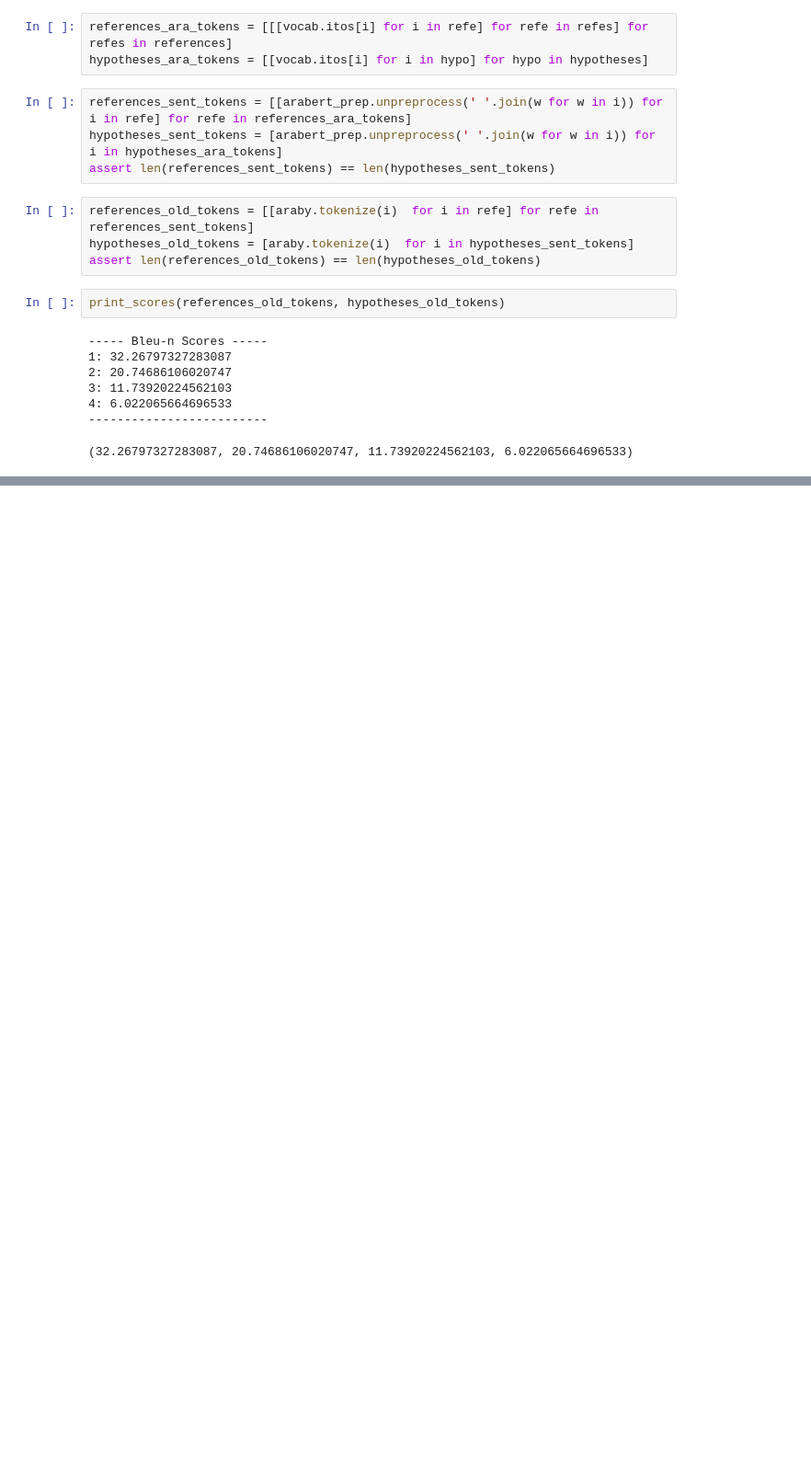
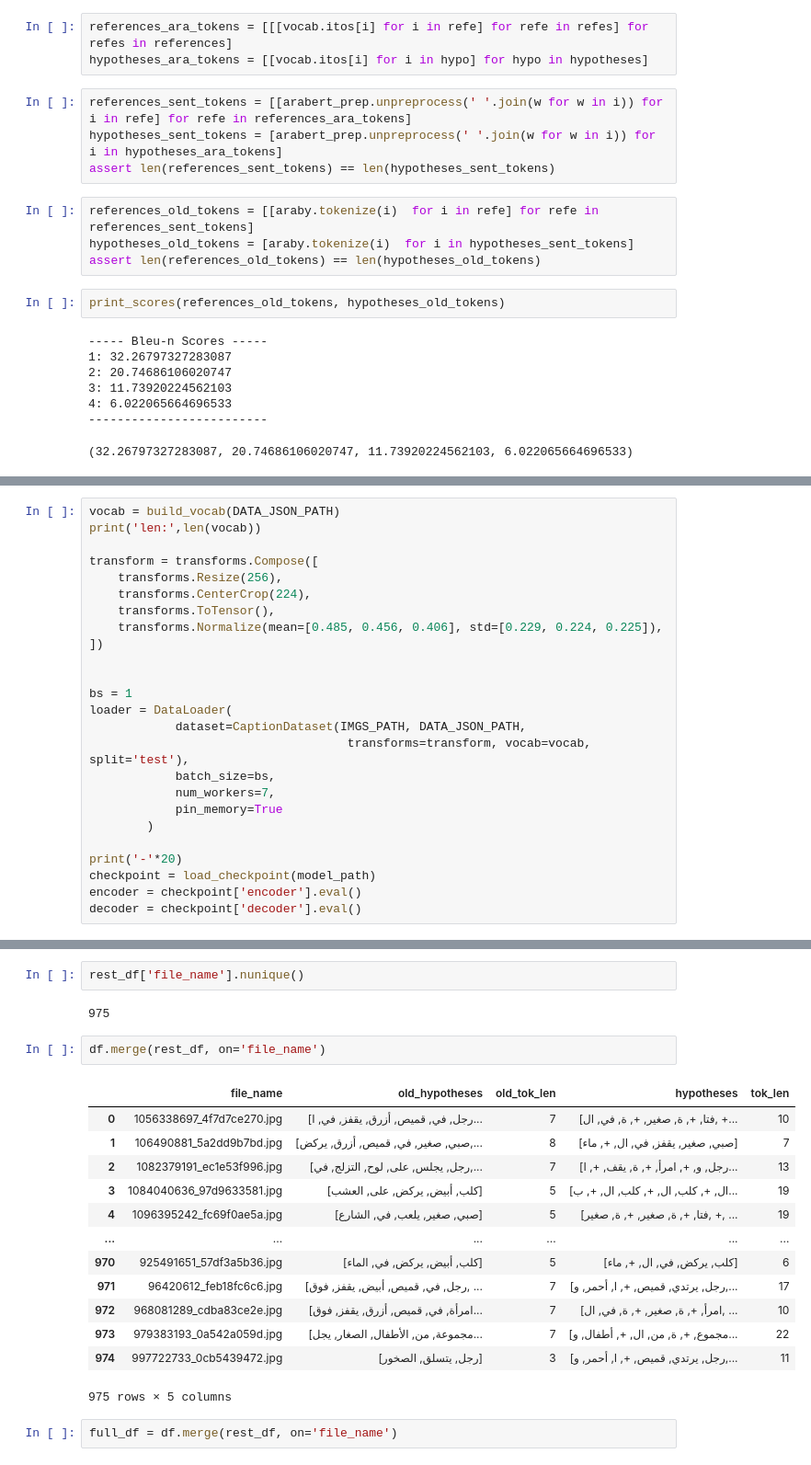
Before and after one commit to moaaztaha/Image-Captioning, a Jupyter notebook: Old Preprocessing VS Arabert Preprocessing scores.ipynb, the cells around one changed output, grey strips where cells are left out. Shown at 92% size. Drawn from its saved outputs; the diff is of its cells as text; blank space fills up the shorter version.

```diff
--- a/Old Preprocessing VS Arabert Preprocessing scores.ipynb
+++ b/Old Preprocessing VS Arabert Preprocessing scores.ipynb
@@ -287,0 +377,25 @@ print_scores(references_old_tokens, hypotheses_old_tokens)
+# %%
+vocab = build_vocab(DATA_JSON_PATH)
+print('len:',len(vocab))
+
+transform = transforms.Compose([
+    transforms.Resize(256),
+    transforms.CenterCrop(224),
+    transforms.ToTensor(),
+    transforms.Normalize(mean=[0.485, 0.456, 0.406], std=[0.229, 0.224, 0.225]),
+])
+
+
+bs = 1
+loader = DataLoader(
+            dataset=CaptionDataset(IMGS_PATH, DATA_JSON_PATH,
+                                    transforms=transform, vocab=vocab, split='test'),
+            batch_size=bs,
+            num_workers=7,
+            pin_memory=True
+        )
+
+print('-'*20)
+checkpoint = load_checkpoint(model_path)
+encoder = checkpoint['encoder'].eval()
+decoder = checkpoint['decoder'].eval()
@@ -287,0 +437,22 @@ print_scores(references_old_tokens, hypotheses_old_tokens)
+# %%
+rest_df['file_name'].nunique()
+# %% [output]
+975
+# %%
+df.merge(rest_df, on='file_name')
+# %% [output]
+|  | file_name | old_hypotheses | old_tok_len | hypotheses | tok_len |
+| 0 | 1056338697_4f7d7ce270.jpg | [رجل, في, قميص, أزرق, يقفز, في, ا... | 7 | [فتا, +, ة, صغير, +, ة, في, ال, +... | 10 |
+| 1 | 106490881_5a2dd9b7bd.jpg | [صبي, صغير, في, قميص, أزرق, يركض,... | 8 | [صبي, صغير, يقفز, في, ال, +, ماء] | 7 |
+| 2 | 1082379191_ec1e53f996.jpg | [رجل, يجلس, على, لوح, التزلج, في,... | 7 | [رجل, و, +, امرأ, +, ة, يقف, +, ا... | 13 |
+| 3 | 1084040636_97d9633581.jpg | [كلب, أبيض, يركض, على, العشب] | 5 | [ال, +, كلب, ال, +, كلب, ال, +, ب... | 19 |
+| 4 | 1096395242_fc69f0ae5a.jpg | [صبي, صغير, يلعب, في, الشارع] | 5 | [فتا, +, ة, صغير, +, ة, صغير, +, ... | 19 |
+| ... | ... | ... | ... | ... | ... |
+| 970 | 925491651_57df3a5b36.jpg | [كلب, أبيض, يركض, في, الماء] | 5 | [كلب, يركض, في, ال, +, ماء] | 6 |
+| 971 | 96420612_feb18fc6c6.jpg | [رجل, في, قميص, أبيض, يقفز, فوق, ... | 7 | [رجل, يرتدي, قميص, +, ا, أحمر, و,... | 17 |
+| 972 | 968081289_cdba83ce2e.jpg | [امرأة, في, قميص, أزرق, يقفز, فوق... | 7 | [امرأ, +, ة, صغير, +, ة, في, ال, ... | 10 |
+| 973 | 979383193_0a542a059d.jpg | [مجموعة, من, الأطفال, الصغار, يجل... | 7 | [مجموع, +, ة, من, ال, +, أطفال, و... | 22 |
+| 974 | 997722733_0cb5439472.jpg | [رجل, يتسلق, الصخور] | 3 | [رجل, يرتدي, قميص, +, ا, أحمر, و,... | 11 |
+975 rows × 5 columns
+# %%
+full_df = df.merge(rest_df, on='file_name')
```
Also changed, not shown: parts of 28 cells of this notebook, 4 other files.
